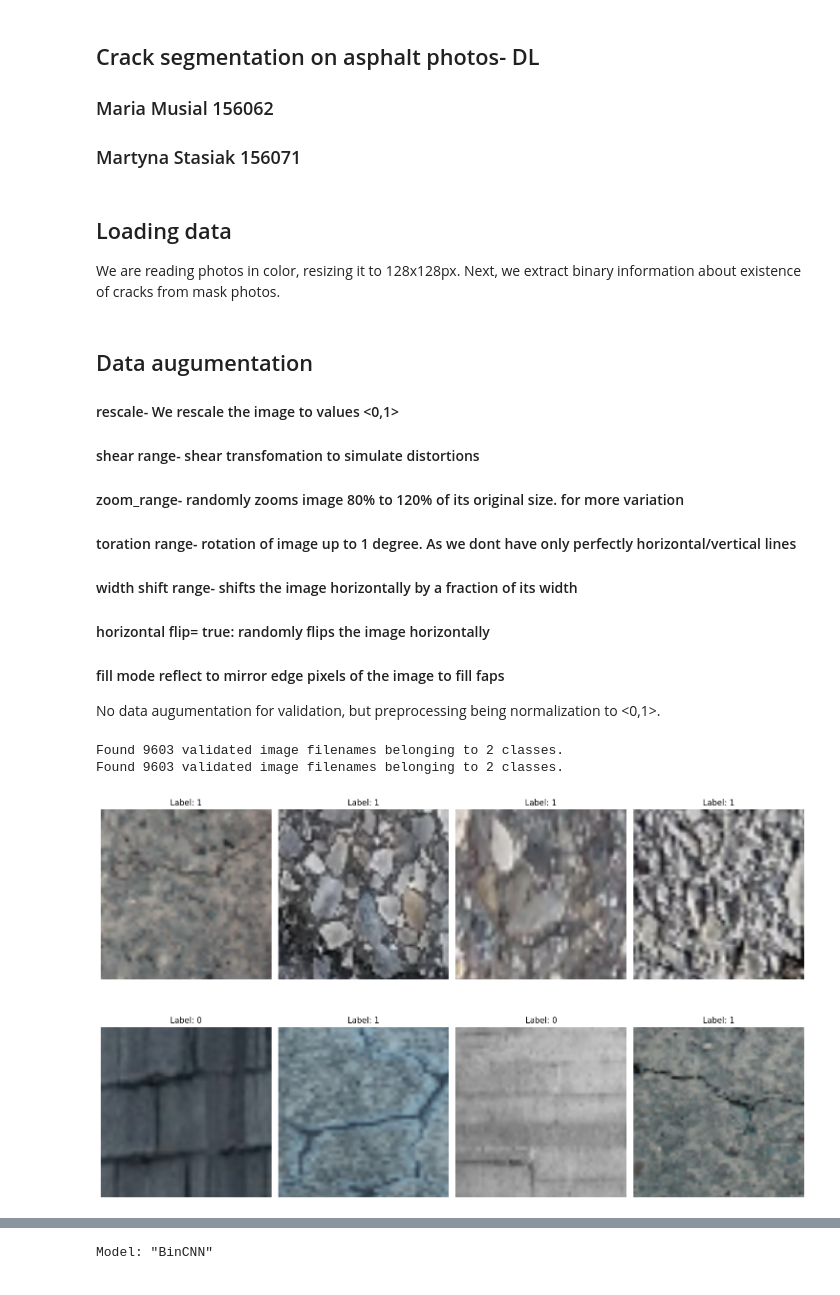
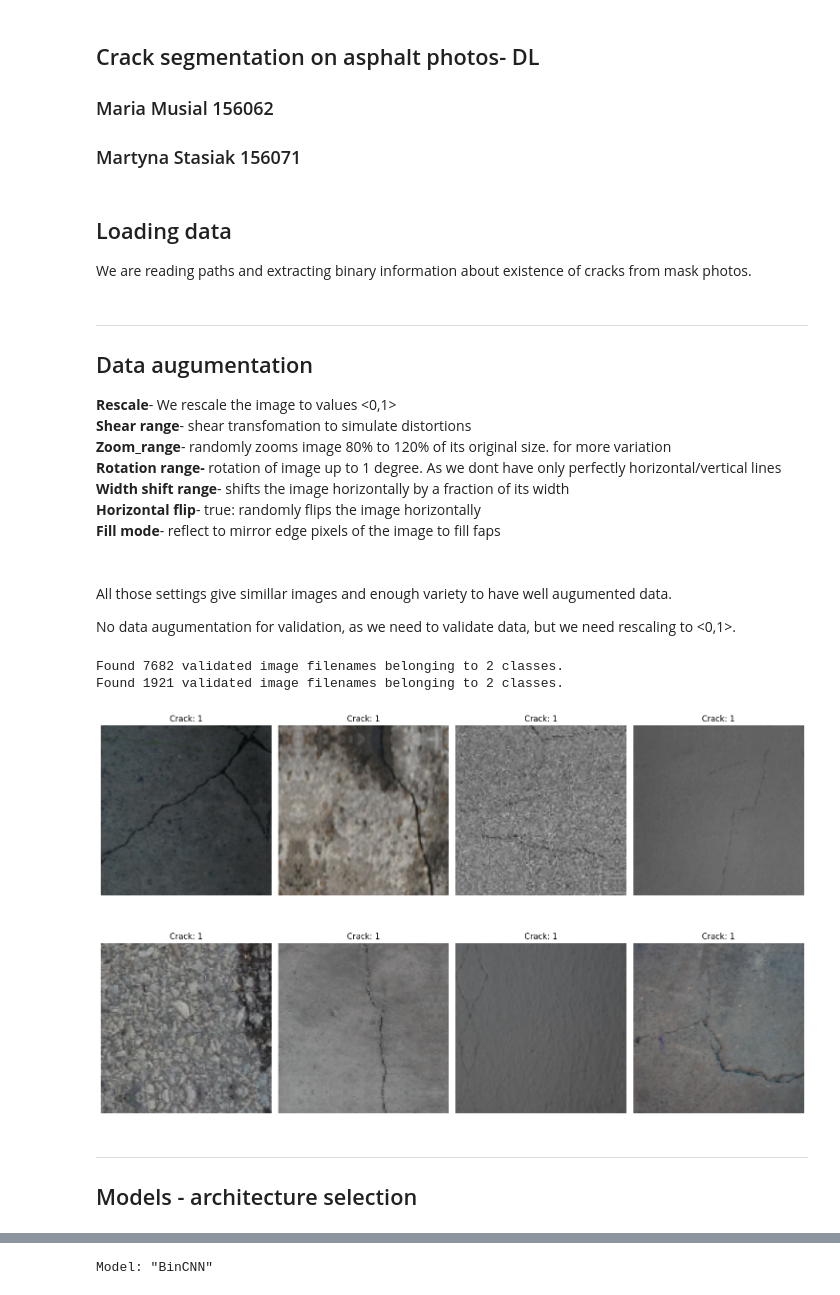
Before and after one commit to Bialkasss/DeepLearning, a Jupyter notebook: Crack_segmentation/project.ipynb, the cells around one changed output, grey strips where cells are left out. Cells and saved outputs as stored; diff of their text form; code cells hidden in the pictures.

```diff
--- a/Crack_segmentation/project.ipynb
+++ b/Crack_segmentation/project.ipynb
@@ -21,7 +21,7 @@ from tensorflow.keras.optimizers import Adam
 from tensorflow.keras.callbacks import ModelCheckpoint, EarlyStopping, TensorBoard
 # %% [markdown]
 ## Loading data
-We are reading photos in color, resizing it to 128x128px. Next, we extract binary information about existence of cracks from mask photos.
+We are reading paths and extracting binary information about existence of cracks from mask photos.
 # %%
 np.random.seed(44)  #A imie jego czterdziesci i cztery...
 tf.random.set_seed(44)
@@ -33,54 +33,54 @@ df = pd.DataFrame({
 
 images_directory = "./train/images"
 masks_directory = "./train/masks"
-images = []
 labels = []
 for img_name in os.listdir(images_directory):
     img_path = os.path.join(images_directory, img_name)
-    img = cv2.imread(img_path, cv2.IMREAD_COLOR)
-    img = cv2.resize(img, (128, 128))
 
     mask_path = os.path.join(masks_directory, img_name)
     mask = cv2.imread(mask_path, cv2.IMREAD_GRAYSCALE)
 
     label = "1" if np.any(mask>0) else "0"
 
-    images.append(img)
     labels.append(label)
     df.loc[len(df)] = [img_path, label]
-images = np.array(images) / 255.0
 labels = np.array(labels)
 
-X_train, X_val, y_train, y_val = train_test_split(images, labels, test_size = 0.2, random_state = 1)
+#SPLITTING DATA FOR VALIDATION AND TRAINING
+train_df, val_df = train_test_split(df, test_size=0.2, random_state=44, stratify=df["label"])
 # %% [markdown]
+-----------
 ## Data augumentation
-#### rescale- We rescale the image to values <0,1>
-#### shear range- shear transfomation to simulate distortions
-#### zoom_range- randomly zooms image 80% to 120% of its original size. for more variation
-#### toration range- rotation of image up to 1 degree. As we dont have only perfectly horizontal/vertical lines
-#### width shift range- shifts the image horizontally by a fraction of its width
-#### horizontal flip= true: randomly flips the image horizontally
-#### fill mode reflect to mirror edge pixels of the image to fill faps
+**Rescale**- We rescale the image to values <0,1> <br>
+**Shear range**- shear transfomation to simulate distortions <br>
+**Zoom_range**- randomly zooms image 80% to 120% of its original size. for more variation<br>
+**Rotation range-** rotation of image up to 1 degree. As we dont have only perfectly horizontal/vertical lines<br>
+**Width shift range**- shifts the image horizontally by a fraction of its width<br>
+**Horizontal flip**- true: randomly flips the image horizontally <br>
+**Fill mode**- reflect to mirror edge pixels of the image to fill faps<br>
+<br><br>
+All those settings give simillar images and enough variety to have well augumented data.
 
 
-No data augumentation for validation, but preprocessing being normalization to <0,1>.
+No data augumentation for validation, as we need to validate data, but we need rescaling to <0,1>.
 # %%
-# Define the data generator
+# Define the data generator for augumentation
 
 datagen = ImageDataGenerator(
     rescale=1./255,
-    # shear_range=0.01,
-    zoom_range=(0.3, 0.5),
-    rotation_range=5,
+    shear_range=0.01,
+    zoom_range=(0.8, 1.2),
+    rotation_range=10,
     width_shift_range=0.1,
     height_shift_range=0.1,
     horizontal_flip=True,
+    brightness_range=(0.8, 0.9),
     fill_mode='reflect'
 )
 
 #Load images from dataframe
 train_generator = datagen.flow_from_dataframe(
-    dataframe = df,  # Use the absolute path here
+    dataframe = train_df,
     x_col = "filepath",
     y_col = "label",
     target_size=(128, 128),
@@ -92,44 +92,44 @@ train_generator = datagen.flow_from_dataframe(
 
 #Defining dynamic creation of validation data
 val_datagen = ImageDataGenerator(rescale=1./255)
-
-#
 val_generator = val_datagen.flow_from_dataframe(
-    dataframe = df,
+    dataframe = val_df,
     x_col = "filepath",
     y_col = "label",
     target_size = (128, 128),
     batch_size = 16,
     class_mode = 'binary'
 )
+validation_steps = len(val_generator)
 # %% [output]
-Found 9603 validated image filenames belonging to 2 classes.
-Found 9603 validated image filenames belonging to 2 classes.
+Found 7682 validated image filenames belonging to 2 classes.
+Found 1921 validated image filenames belonging to 2 classes.
 # %%
 # Function to plot augmented images
 def plot_augmented_images(generator, n_rows=2, n_cols=4):
     fig, axs = plt.subplots(n_rows, n_cols, figsize=(15, 10))
     axs = axs.flatten()  # Flatten the array of axes for easier indexing
 
-    # Generate one batch of images and labels
+    # Generating one batch of images and labels
     images, labels = next(generator)
 
-    # Iterate through the images and display them
     for i in range(len(axs)):
         if i < len(images):  # Ensure we don't go out of bounds
             img = images[i]
             img = (img * 255).astype(np.uint8)
 
             axs[i].imshow(img)
-            axs[i].set_title(f"Label: {int(labels[i])}")  # Convert label to int
+            axs[i].set_title(f"Crack: {int(labels[i])}")  # Convert label to int
             axs[i].axis('off')
         else:
-            axs[i].axis('off')  # Turn off any remaining axes
+            axs[i].axis('off')
 
     plt.tight_layout()
     plt.show()
 
-# Plot the augmented images
 plot_augmented_images(train_generator)
 # %% [output]
-[figure, old version]
+[figure, new version]
+# %% [markdown]
+------------
+## Models - architecture selection
```
Also changed, not shown: parts of 6 cells of this notebook, 3 other files.
